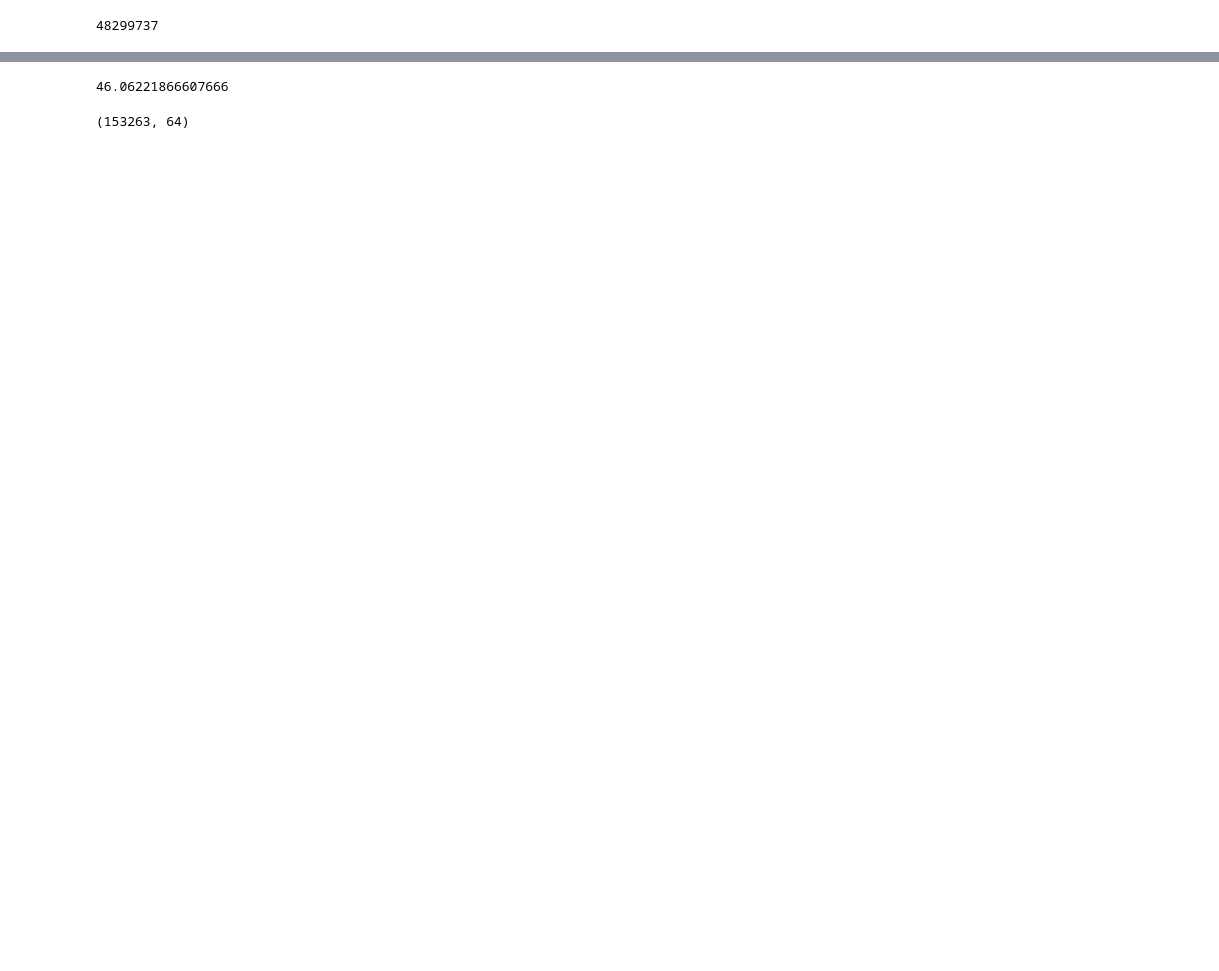
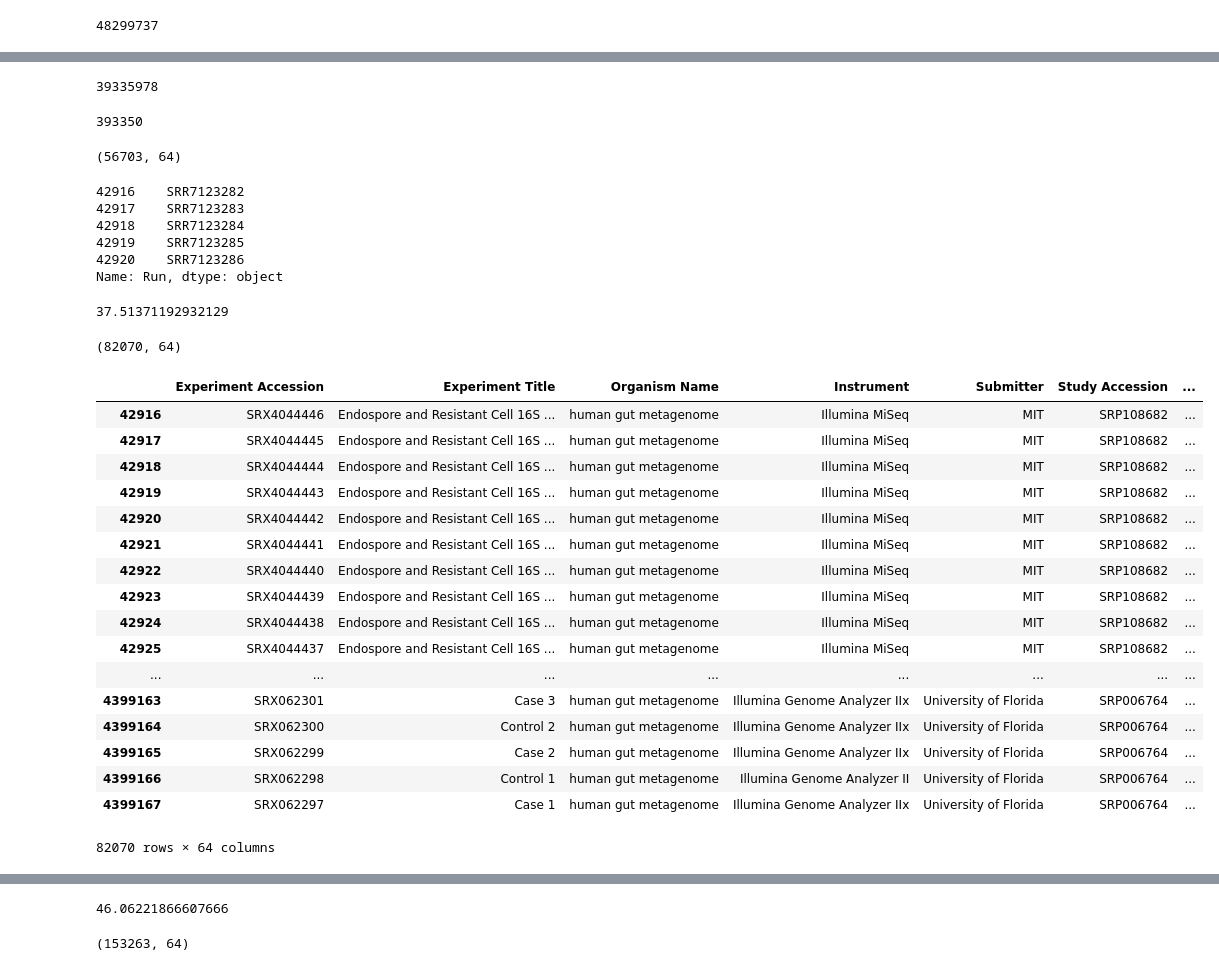
Before and after one commit to ratschlab/metagraph, a Jupyter notebook: SRA.ipynb, the cells around one changed output, grey strips where cells are left out. Saved outputs shown, nothing was run; the diff lists cells and outputs as text; code cells hidden in the pictures; blank space fills up the shorter version.

```diff
--- a/SRA.ipynb
+++ b/SRA.ipynb
@@ -135,0 +152,74 @@ df[df['Organism Name'] == 'human gut metagenome'].size_MB.sum()
+# %%
+df[(df['Organism Name'] == 'human gut metagenome') &
+   (df['Instrument'].apply(lambda x: x.startswith('Illumina'))) &
+   (df['avgLength'].values >= 150) &
+   (df['avgLength'].values <= 500)].size_MB.sum()
+# %% [output]
+39335978
+# %%
+df[(df['Organism Name'] == 'human gut metagenome') &
+   (df['Instrument'].apply(lambda x: x.startswith('Illumina'))) &
+   (df['avgLength'].values >= 150) &
+   (df['avgLength'].values <= 500) &
+   (df['size_MB'].values <= 40)].size_MB.sum()
+# %% [output]
+393350
+# %%
+df[(df['Organism Name'] == 'human gut metagenome') &
+   (df['Instrument'].apply(lambda x: x.startswith('Illumina'))) &
+   (df['avgLength'].values >= 150) &
+   (df['avgLength'].values <= 500) &
+   (df['size_MB'].values <= 40)].shape
+# %% [output]
+(56703, 64)
+# %%
+df[(df['Organism Name'] == 'human gut metagenome') &
+   (df['Instrument'].apply(lambda x: x.startswith('Illumina'))) &
+   (df['avgLength'].values >= 150) &
+   (df['avgLength'].values <= 500) &
+   (df['size_MB'].values <= 40)].Run.head()
+# %% [output]
+42916    SRR7123282
+42917    SRR7123283
+42918    SRR7123284
+42919    SRR7123285
+42920    SRR7123286
+Name: Run, dtype: object
+# %%
+df[(df['Organism Name'] == 'human gut metagenome') &
+   (df['Instrument'].apply(lambda x: x.startswith('Illumina'))) &
+   (df['avgLength'].values >= 150) &
+   (df['avgLength'].values <= 500)].size_MB.sum() / 1024 / 1024
+# %% [output]
+37.51371192932129
+# %%
+df[(df['Organism Name'] == 'human gut metagenome') &
+   (df['Instrument'].apply(lambda x: x.startswith('Illumina'))) &
+   (df['avgLength'].values >= 150) &
+   (df['avgLength'].values <= 500)].shape
+# %% [output]
+(82070, 64)
+# %%
+df[(df['Organism Name'] == 'human gut metagenome') &
+   (df['Instrument'].apply(lambda x: x.startswith('Illumina'))) &
+   (df['avgLength'].values >= 150) &
+   (df['avgLength'].values <= 500)]
+# %% [output]
+|  | Experiment Accession | Experiment Title | Organism Name | Instrument | Submitter | Study Accession | ... |
+| 42916 | SRX4044446 | Endospore and Resistant Cell 16S ... | human gut metagenome | Illumina MiSeq | MIT | SRP108682 | ... |
+| 42917 | SRX4044445 | Endospore and Resistant Cell 16S ... | human gut metagenome | Illumina MiSeq | MIT | SRP108682 | ... |
+| 42918 | SRX4044444 | Endospore and Resistant Cell 16S ... | human gut metagenome | Illumina MiSeq | MIT | SRP108682 | ... |
+| 42919 | SRX4044443 | Endospore and Resistant Cell 16S ... | human gut metagenome | Illumina MiSeq | MIT | SRP108682 | ... |
+| 42920 | SRX4044442 | Endospore and Resistant Cell 16S ... | human gut metagenome | Illumina MiSeq | MIT | SRP108682 | ... |
+| 42921 | SRX4044441 | Endospore and Resistant Cell 16S ... | human gut metagenome | Illumina MiSeq | MIT | SRP108682 | ... |
+| 42922 | SRX4044440 | Endospore and Resistant Cell 16S ... | human gut metagenome | Illumina MiSeq | MIT | SRP108682 | ... |
+| 42923 | SRX4044439 | Endospore and Resistant Cell 16S ... | human gut metagenome | Illumina MiSeq | MIT | SRP108682 | ... |
+| 42924 | SRX4044438 | Endospore and Resistant Cell 16S ... | human gut metagenome | Illumina MiSeq | MIT | SRP108682 | ... |
+| 42925 | SRX4044437 | Endospore and Resistant Cell 16S ... | human gut metagenome | Illumina MiSeq | MIT | SRP108682 | ... |
+| ... | ... | ... | ... | ... | ... | ... | ... |
+| 4399163 | SRX062301 | Case 3 | human gut metagenome | Illumina Genome Analyzer IIx | University of Florida | SRP006764 | ... |
+| 4399164 | SRX062300 | Control 2 | human gut metagenome | Illumina Genome Analyzer IIx | University of Florida | SRP006764 | ... |
+| 4399165 | SRX062299 | Case 2 | human gut metagenome | Illumina Genome Analyzer IIx | University of Florida | SRP006764 | ... |
+| 4399166 | SRX062298 | Control 1 | human gut metagenome | Illumina Genome Analyzer II | University of Florida | SRP006764 | ... |
+| 4399167 | SRX062297 | Case 1 | human gut metagenome | Illumina Genome Analyzer IIx | University of Florida | SRP006764 | ... |
+82070 rows × 64 columns
```
Also changed, not shown: parts of 8 cells of this notebook, 4 other files.
